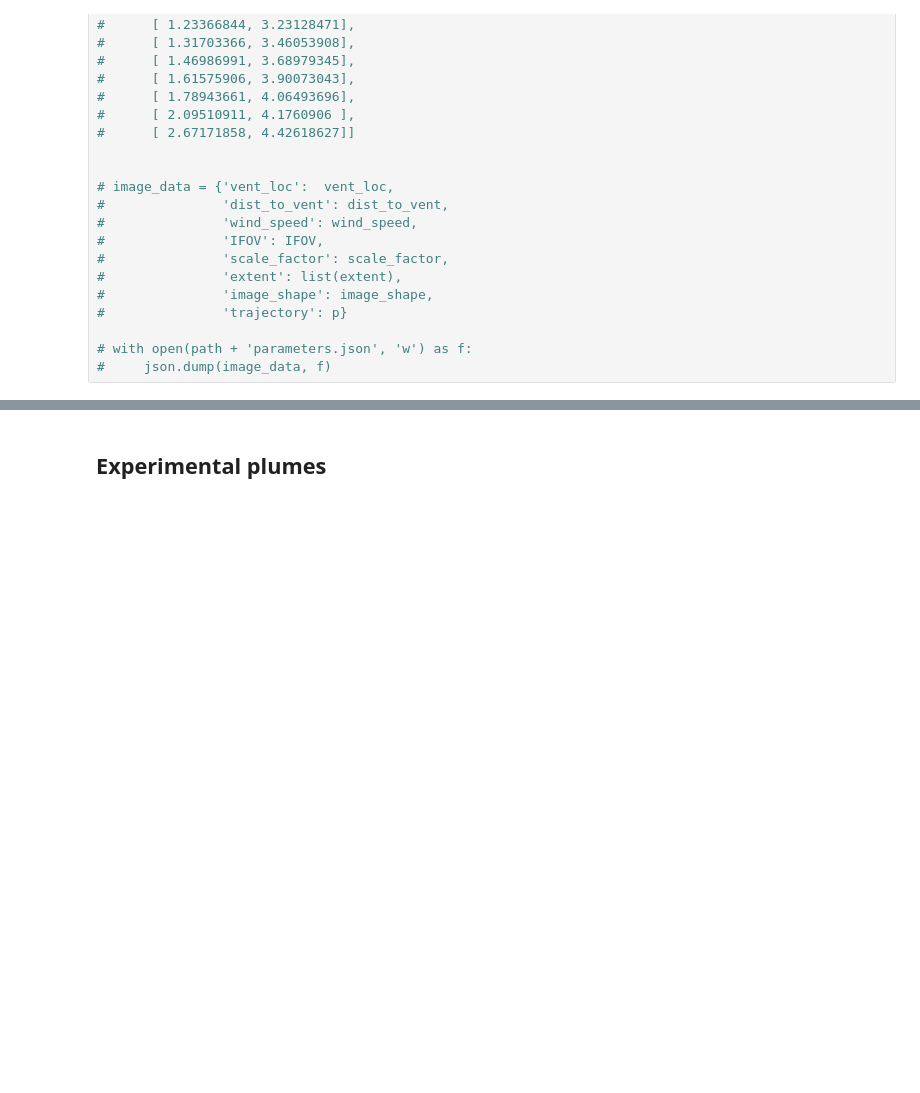
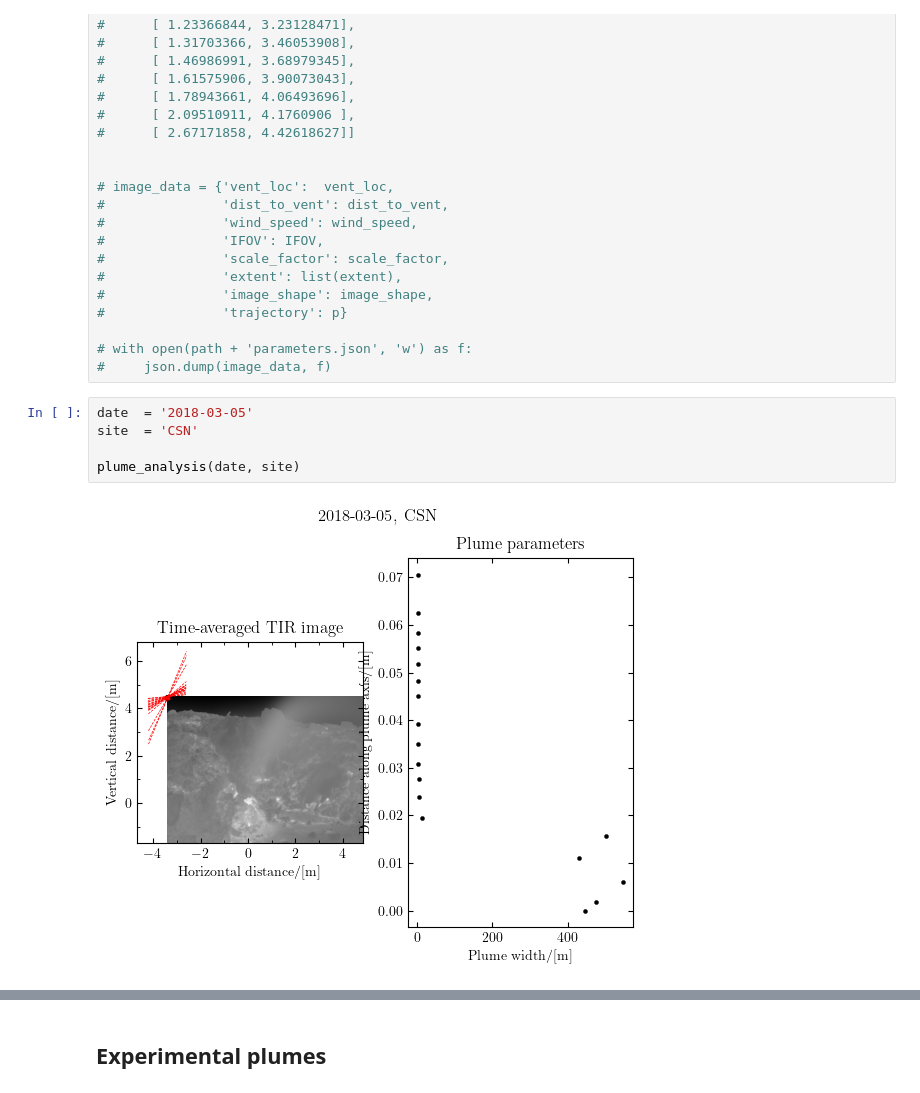
Before and after one commit to djessop/fumarole_plume_model, a Jupyter notebook: plume_analyser_real_plume.ipynb, the cells around one changed output, grey strips where cells are left out. Cells and saved outputs as stored; diff of their text form; blank space fills up the shorter version.

```diff
--- a/plume_analyser_real_plume.ipynb
+++ b/plume_analyser_real_plume.ipynb
@@ -393,4 +400,11 @@ mpl.rcParams['image.cmap'] = 'gray'
 
 # with open(path + 'parameters.json', 'w') as f:
 #     json.dump(image_data, f)
+# %%
+date  = '2018-03-05'
+site  = 'CSN'
+
+plume_analysis(date, site)
+# %% [output]
+[figure, added]
 # %%
```
Also changed, not shown: parts of 11 cells of this notebook, 1 other file.
